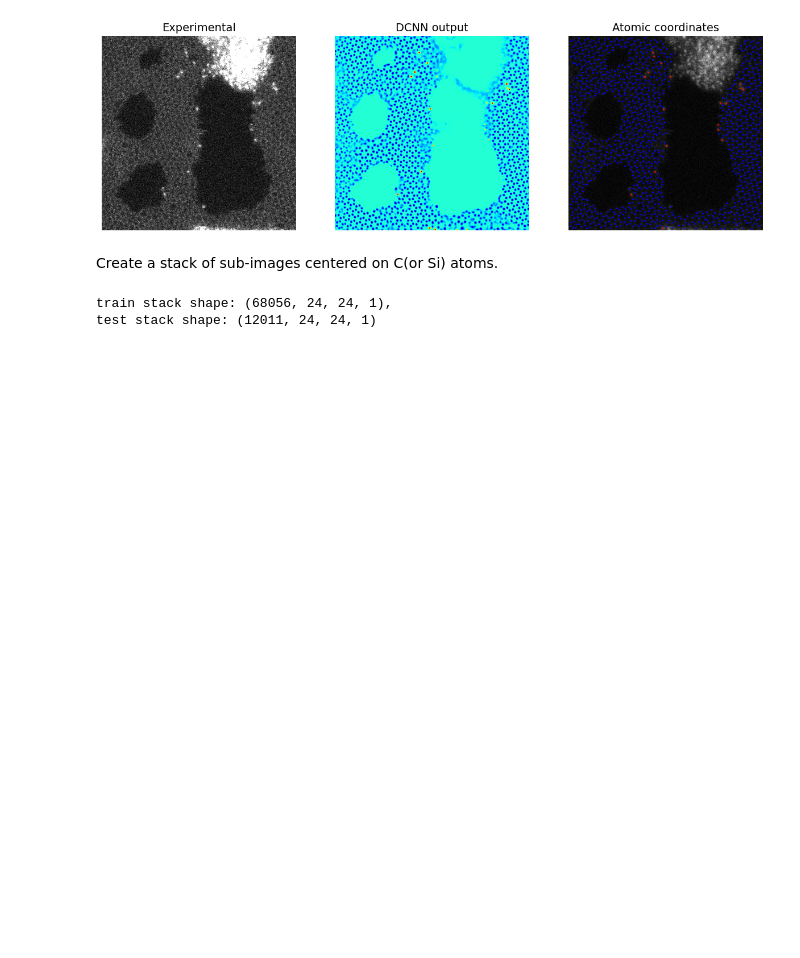
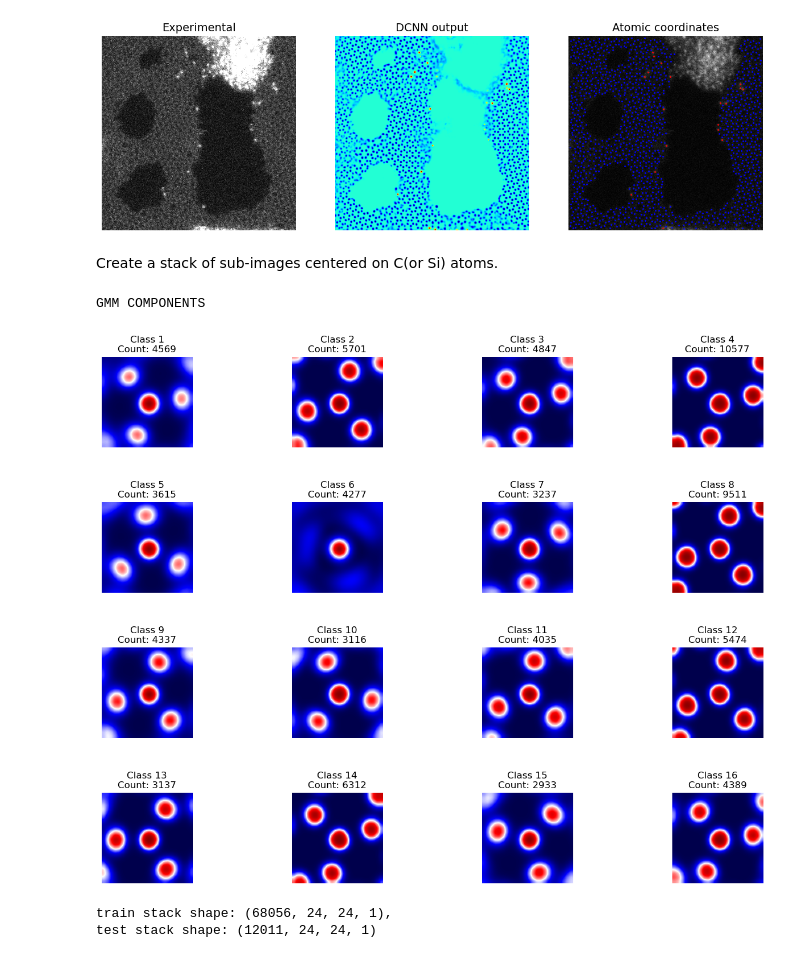
Before and after one commit to ikkihou/rVAE-Paper-Repro, a Jupyter notebook: rVAE_chemTransform.ipynb, the cells around one changed output. Cells and saved outputs as stored; diff of their text form; code cells hidden in the pictures; blank space fills up the shorter version.

```diff
--- a/rVAE_chemTransform.ipynb
+++ b/rVAE_chemTransform.ipynb
@@ -210,12 +210,15 @@ s = imlocal(np.sum(decoded_imgs[..., :-1], -1)[..., None], lattice_coord, 24, 0)
 # %%
 imgstack, imgstack_com, imgstack_frm = s.imgstack, s.imgstack_com, s.imgstack_frames
 # %%
-# cla, cl_all, com_frames = gmm(
-#     imgstack=imgstack,
-#     imgstack_com=imgstack_com,
-#     imgstack_frm=imgstack_frm,
-#     n_components=16,
-# )
+cla, cl_all, com_frames = gmm(
+    imgstack=imgstack,
+    imgstack_com=imgstack_com,
+    imgstack_frm=imgstack_frm,
+    n_components=16,
+)
+# %% [output]
+GMM COMPONENTS
+[figure, added]
 # %%
 from models.vanilla_vae import VanillaVAE
 from sklearn.model_selection import train_test_split
```
Also changed, not shown: 24 other files.
